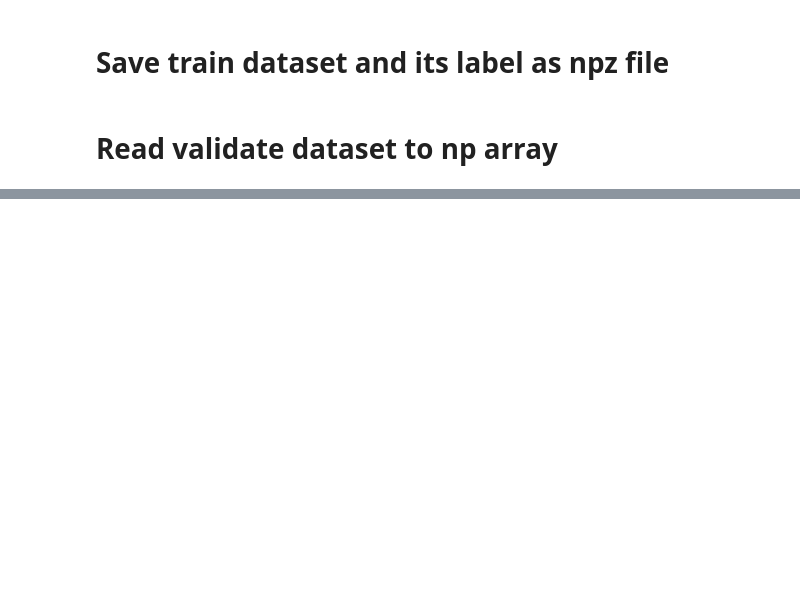
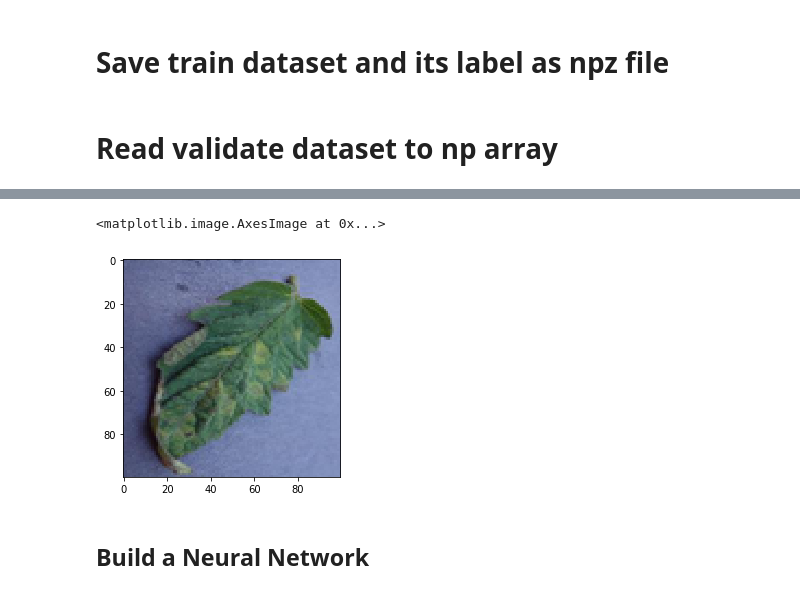
Before and after one commit to bangkitgroupassigment1/Assignment_05, a Jupyter notebook: Tomato_Health_Condition_Classification.ipynb, the cells around one changed output, grey strips where cells are left out. Cells and saved outputs as stored; diff of their text form; code cells hidden in the pictures; blank space fills up the shorter version.

```diff
--- a/Tomato_Health_Condition_Classification.ipynb
+++ b/Tomato_Health_Condition_Classification.ipynb
@@ -158,0 +224,9 @@ valid_numpy_label.shape
+# %%
+npz_test = np.load('tomato_leaves_test100.npz')
+x_test = npz_test['arr_0']
+y_test = npz_test['arr_1']
+# %%
+# shuffle test data
+index_shuffle = np.random.permutation(len(x_test))
+x_test = x_test[index_shuffle]
+y_test = y_test[index_shuffle]
@@ -158,0 +242,5 @@ valid_numpy_label.shape
+# %%
+plt.imshow(x_test[20])
+# %% [output]
+<matplotlib.image.AxesImage at 0x...>
+[figure, added]
@@ -158,0 +250,2 @@ valid_numpy_label.shape
+# %% [markdown]
+## Build a Neural Network
```
Also changed, not shown: parts of 24 cells of this notebook.
